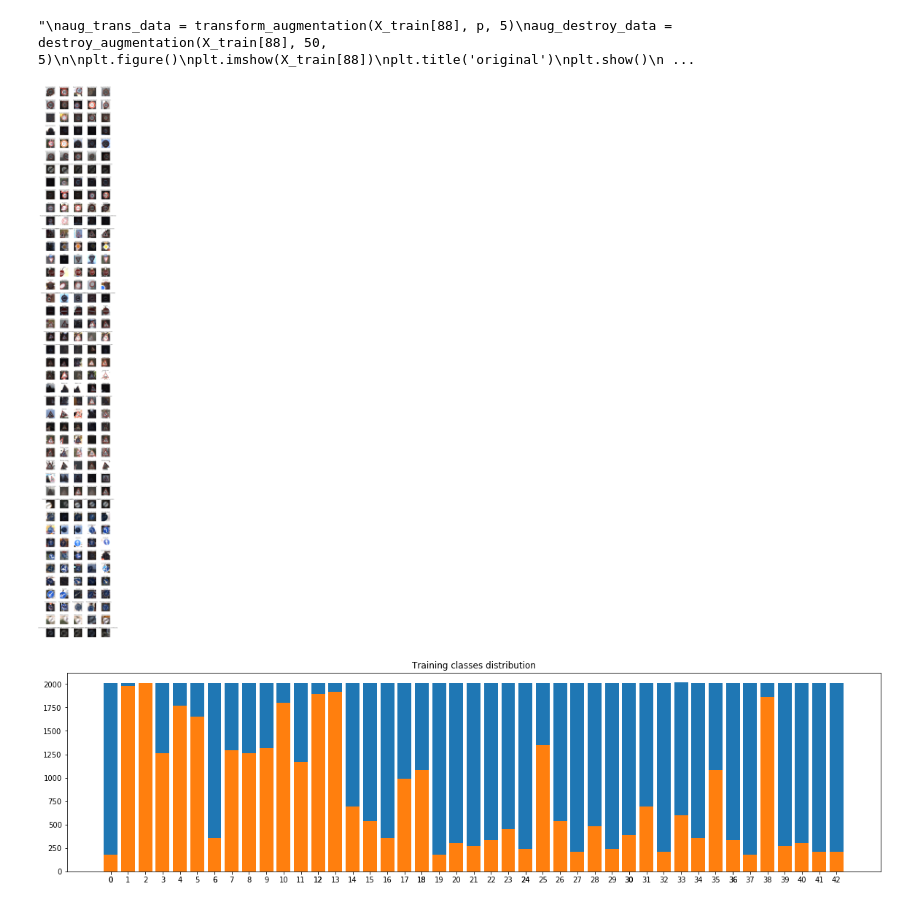
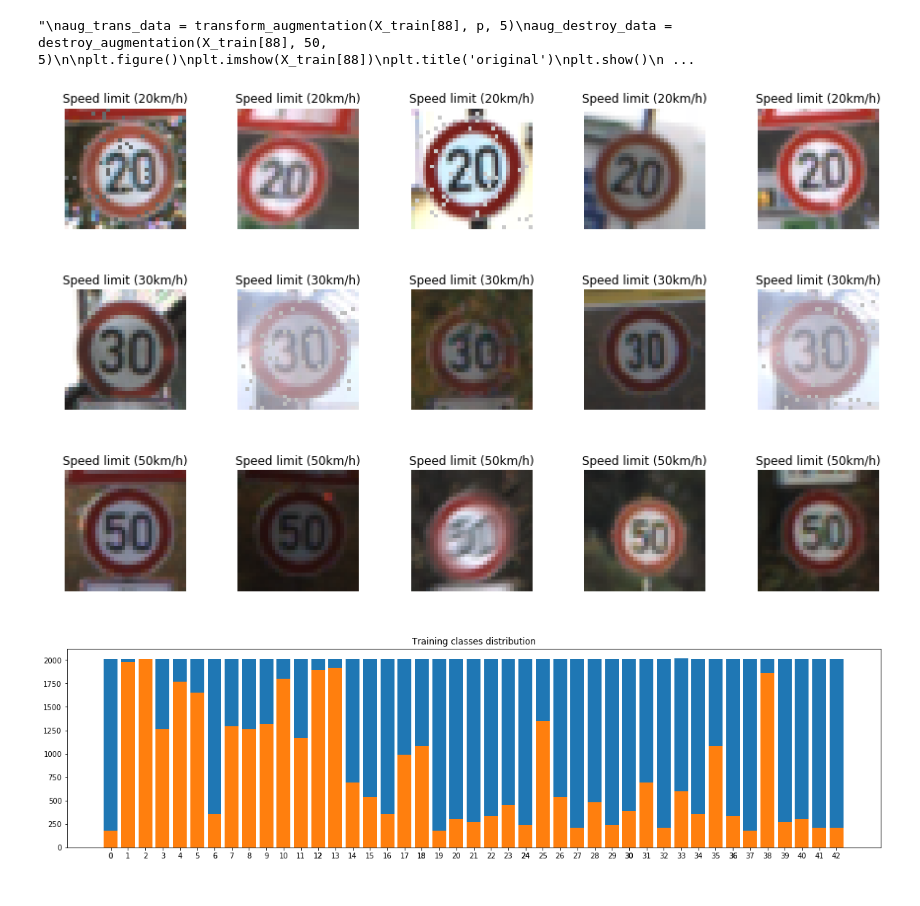
Before and after one commit to cfficaurzua/P2-SDCND, a Jupyter notebook: Traffic_Sign_Classifier.ipynb, the cells around one changed output. Drawn from its saved outputs; the diff is of its cells as text; code cells hidden in the pictures.

```diff
--- a/Traffic_Sign_Classifier.ipynb
+++ b/Traffic_Sign_Classifier.ipynb
@@ -234,9 +234,9 @@ for i in aug_destroy_data:
 "\naug_trans_data = transform_augmentation(X_train[88], p, 5)\naug_destroy_data = destroy_augmentation(X_train[88], 50, 5)\n\nplt.figure()\nplt.imshow(X_train[88])\nplt.title('original')\nplt.show()\n ...
 # %%
 
-plotGrid(new_data['x'],new_data['y'],signnames,5,43)
+plotGrid(new_data['x'],new_data['y'],signnames,5,3)
 # %% [output]
-[figure, old version]
+[figure, new version]
 # %%
 aug_classes, aug_counts = np.unique(new_data['y'], return_counts=True)
 classes_count_aug = dict(zip(aug_classes, aug_counts))
```
Also changed, not shown: parts of 10 cells of this notebook, 3 other files.
